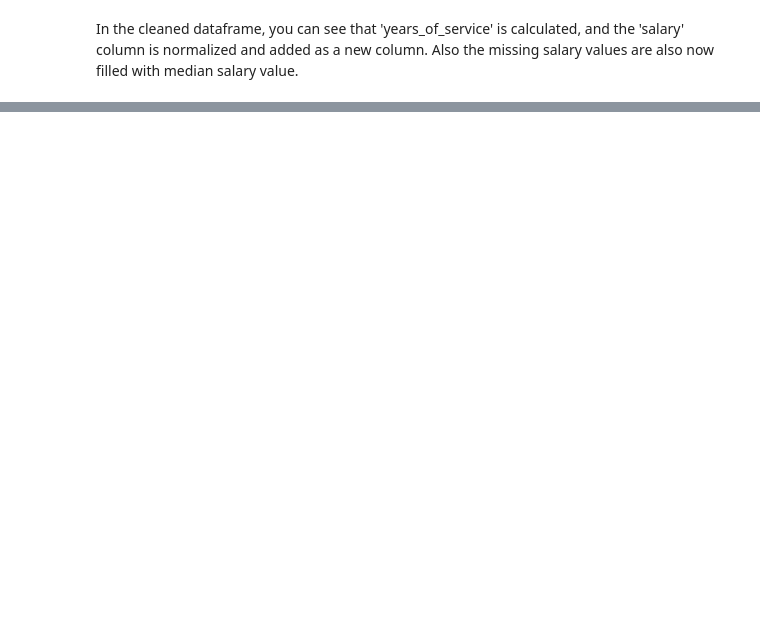
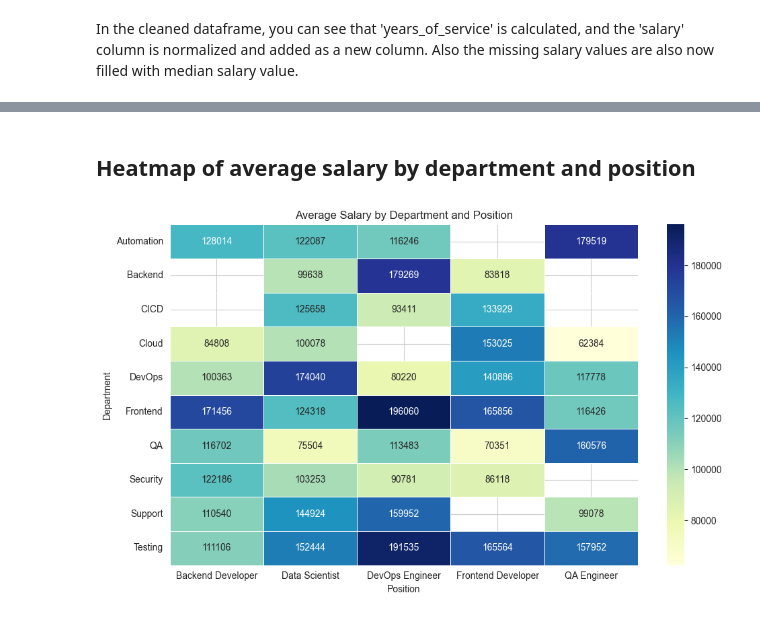
Before and after one commit to Christo-Conestoga-AIML/Ml-Programming-lab-3, a Jupyter notebook: main.ipynb, the cells around one changed output, grey strips where cells are left out. Saved outputs shown, nothing was run; the diff lists cells and outputs as text; code cells hidden in the pictures; blank space fills up the shorter version.

```diff
--- a/main.ipynb
+++ b/main.ipynb
@@ -115,0 +224,20 @@ print(tb.tabulate(employee_processed_df.head(),headers="keys",tablefmt="outline"
+# %% [markdown]
+## Heatmap of average salary by department and position
+# %%
+pivot_table = complex_df.pivot_table(
+    values='salary',
+    index='department_name',
+    columns='position',
+    aggfunc='mean'
+)
+
+# Plot heatmap
+plt.figure(figsize=(10, 6))
+sns.heatmap(pivot_table, annot=True, fmt=".0f", cmap="YlGnBu", linewidths=0.5)
+plt.title("Average Salary by Department and Position")
+plt.xlabel("Position")
+plt.ylabel("Department")
+plt.tight_layout()
+plt.show()
+# %% [output]
+[figure, added]
```
Also changed, not shown: parts of 17 cells of this notebook, 2 other files.
